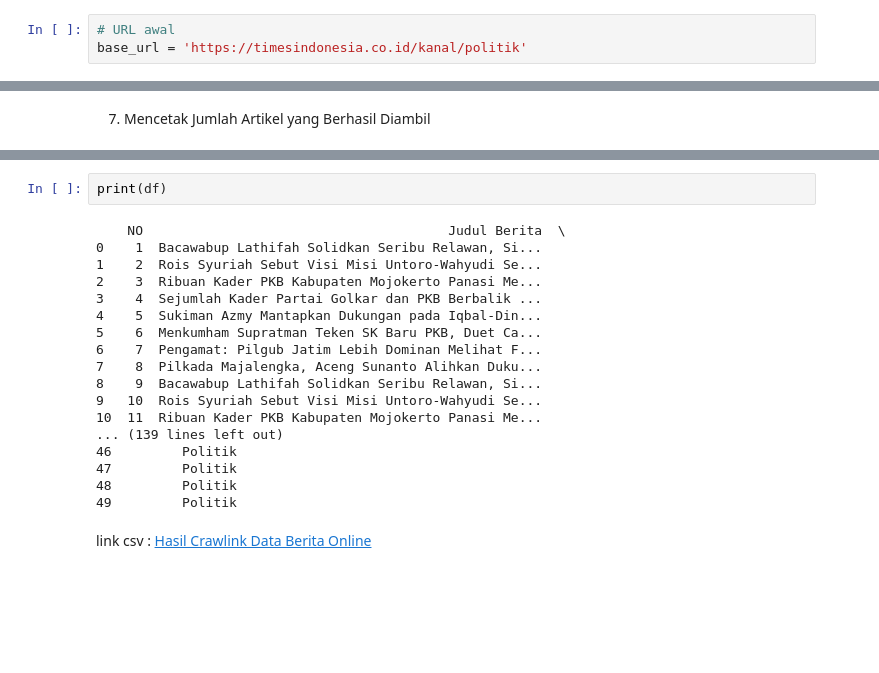
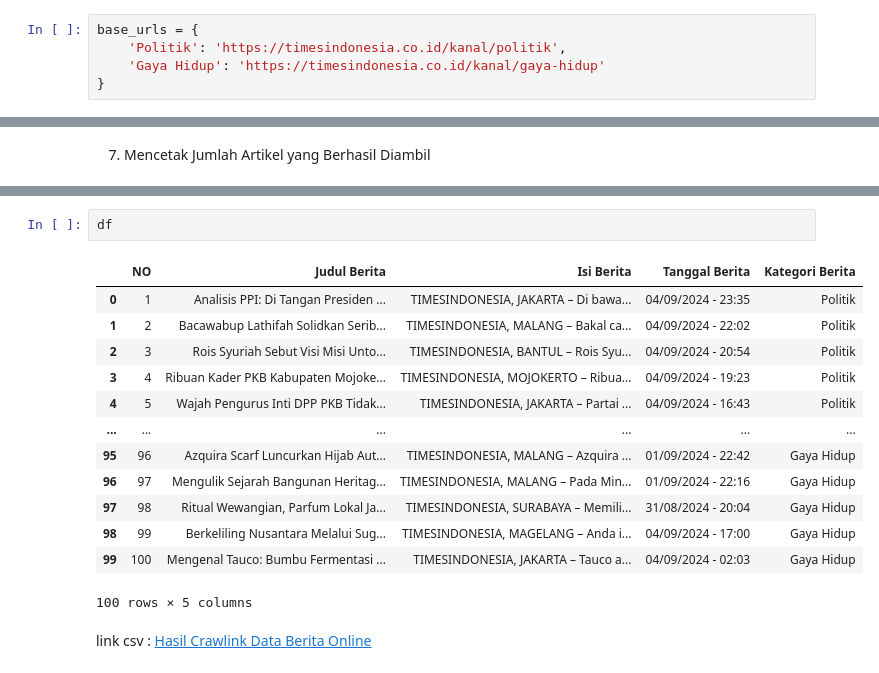
Before and after one commit to jennamacwe/ppw, a Jupyter notebook: _sources/berita-online.ipynb, the cells around one changed output, grey strips where cells are left out. Cells and saved outputs as stored; diff of their text form; blank space fills up the shorter version.

```diff
--- a/_sources/berita-online.ipynb
+++ b/_sources/berita-online.ipynb
@@ -82,6 +82,8 @@ import pandas as pd
-# %%
-# URL awal
-base_url = 'https://timesindonesia.co.id/kanal/politik'
+# %%
+base_urls = {
+    'Politik': 'https://timesindonesia.co.id/kanal/politik',
+    'Gaya Hidup': 'https://timesindonesia.co.id/kanal/gaya-hidup'
+}
 # %% [markdown]
 3. Fungsi untuk Mengambil Konten Berita dari Link Detail
 
@@ -191,22 +197,18 @@ Successfully scraped 50 articles.
-# %%
-print(df)
-# %% [output]
-    NO                                       Judul Berita  \
-0    1  Bacawabup Lathifah Solidkan Seribu Relawan, Si...
-1    2  Rois Syuriah Sebut Visi Misi Untoro-Wahyudi Se...
-2    3  Ribuan Kader PKB Kabupaten Mojokerto Panasi Me...
-3    4  Sejumlah Kader Partai Golkar dan PKB Berbalik ...
-4    5  Sukiman Azmy Mantapkan Dukungan pada Iqbal-Din...
-5    6  Menkumham Supratman Teken SK Baru PKB, Duet Ca...
-6    7  Pengamat: Pilgub Jatim Lebih Dominan Melihat F...
-7    8  Pilkada Majalengka, Aceng Sunanto Alihkan Duku...
-8    9  Bacawabup Lathifah Solidkan Seribu Relawan, Si...
-9   10  Rois Syuriah Sebut Visi Misi Untoro-Wahyudi Se...
-10  11  Ribuan Kader PKB Kabupaten Mojokerto Panasi Me...
-... (139 lines left out)
-46         Politik
-47         Politik
-48         Politik
-49         Politik
+# %%
+df
+# %% [output]
+|  | NO | Judul Berita | Isi Berita | Tanggal Berita | Kategori Berita |
+| 0 | 1 | Analisis PPI: Di Tangan Presiden ... | TIMESINDONESIA, JAKARTA – Di bawa... | 04/09/2024 - 23:35 | Politik |
+| 1 | 2 | Bacawabup Lathifah Solidkan Serib... | TIMESINDONESIA, MALANG – Bakal ca... | 04/09/2024 - 22:02 | Politik |
+| 2 | 3 | Rois Syuriah Sebut Visi Misi Unto... | TIMESINDONESIA, BANTUL – Rois Syu... | 04/09/2024 - 20:54 | Politik |
+| 3 | 4 | Ribuan Kader PKB Kabupaten Mojoke... | TIMESINDONESIA, MOJOKERTO – Ribua... | 04/09/2024 - 19:23 | Politik |
+| 4 | 5 | Wajah Pengurus Inti DPP PKB Tidak... | TIMESINDONESIA, JAKARTA – Partai ... | 04/09/2024 - 16:43 | Politik |
+| ... | ... | ... | ... | ... | ... |
+| 95 | 96 | Azquira Scarf Luncurkan Hijab Aut... | TIMESINDONESIA, MALANG – Azquira ... | 01/09/2024 - 22:42 | Gaya Hidup |
+| 96 | 97 | Mengulik Sejarah Bangunan Heritag... | TIMESINDONESIA, MALANG – Pada Min... | 01/09/2024 - 22:16 | Gaya Hidup |
+| 97 | 98 | Ritual Wewangian, Parfum Lokal Ja... | TIMESINDONESIA, SURABAYA – Memili... | 31/08/2024 - 20:04 | Gaya Hidup |
+| 98 | 99 | Berkeliling Nusantara Melalui Sug... | TIMESINDONESIA, MAGELANG – Anda i... | 04/09/2024 - 17:00 | Gaya Hidup |
+| 99 | 100 | Mengenal Tauco: Bumbu Fermentasi ... | TIMESINDONESIA, JAKARTA – Tauco a... | 04/09/2024 - 02:03 | Gaya Hidup |
+100 rows × 5 columns
 # %% [markdown]
 link csv : [Hasil Crawlink Data Berita Online](https://drive.google.com/file/d/1oSWXN_-w-gOh4PfcJxblUcbsluoupCgi/view?usp=sharing)
```
Also changed, not shown: parts of 4 cells of this notebook, 8 other files.
